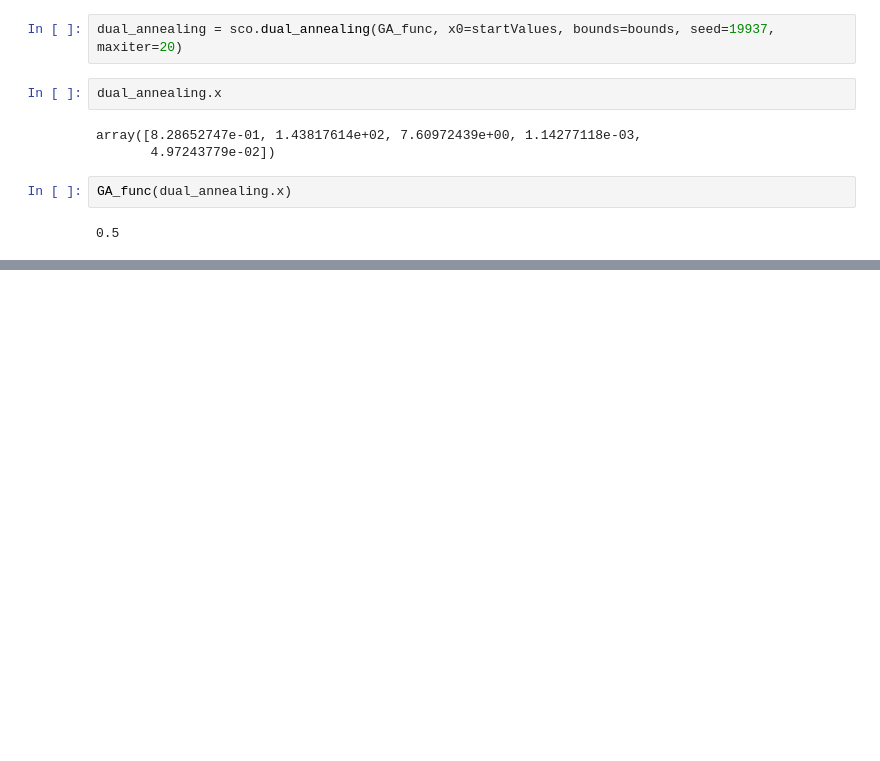
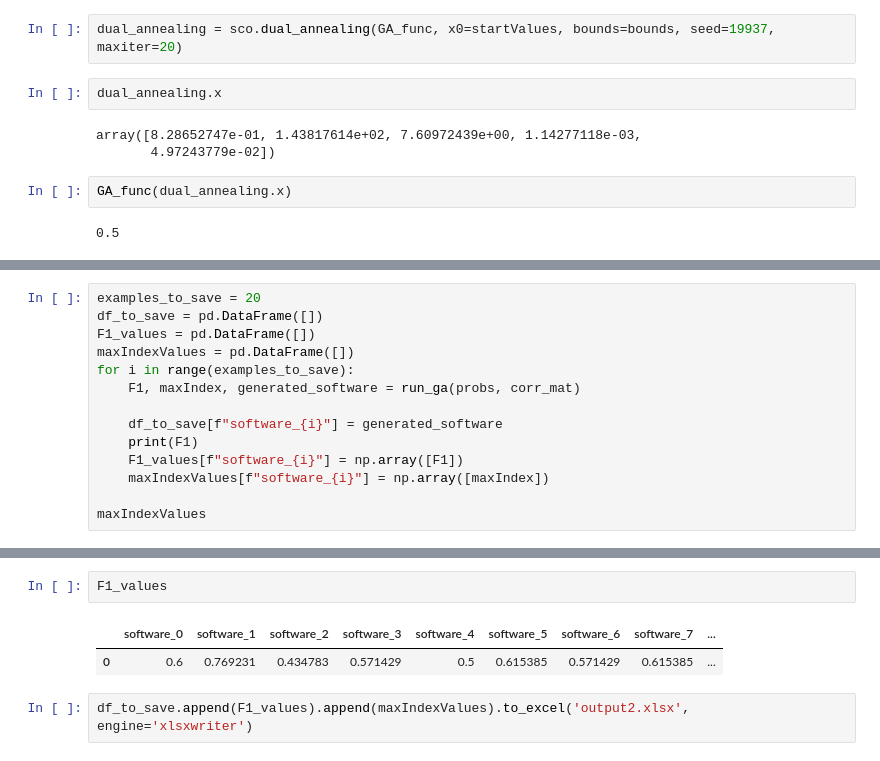
Before and after one commit to tobiasbudig/attack-hypotheses-generation, a Jupyter notebook: genetic_algorithm/genetic algorithm .ipynb, the cells around one changed output, grey strips where cells are left out. Drawn from its saved outputs; the diff is of its cells as text; blank space fills up the shorter version.

```diff
--- a/genetic_algorithm/genetic algorithm .ipynb
+++ b/genetic_algorithm/genetic algorithm .ipynb
@@ -541,0 +530,14 @@ GA_func(dual_annealing.x)
+# %%
+examples_to_save = 20
+df_to_save = pd.DataFrame([])
+F1_values = pd.DataFrame([])
+maxIndexValues = pd.DataFrame([])
+for i in range(examples_to_save):
+    F1, maxIndex, generated_software = run_ga(probs, corr_mat)
+
+    df_to_save[f"software_{i}"] = generated_software
+    print(F1)
+    F1_values[f"software_{i}"] = np.array([F1])
+    maxIndexValues[f"software_{i}"] = np.array([maxIndex])
+
+maxIndexValues
@@ -541,0 +558,7 @@ GA_func(dual_annealing.x)
+# %%
+F1_values
+# %% [output]
+|  | software_0 | software_1 | software_2 | software_3 | software_4 | software_5 | software_6 | software_7 | ... |
+| 0 | 0.6 | 0.769231 | 0.434783 | 0.571429 | 0.5 | 0.615385 | 0.571429 | 0.615385 | ... |
+# %%
+df_to_save.append(F1_values).append(maxIndexValues).to_excel('output2.xlsx', engine='xlsxwriter')
```
Also changed, not shown: parts of 10 cells of this notebook, 5 other files.
